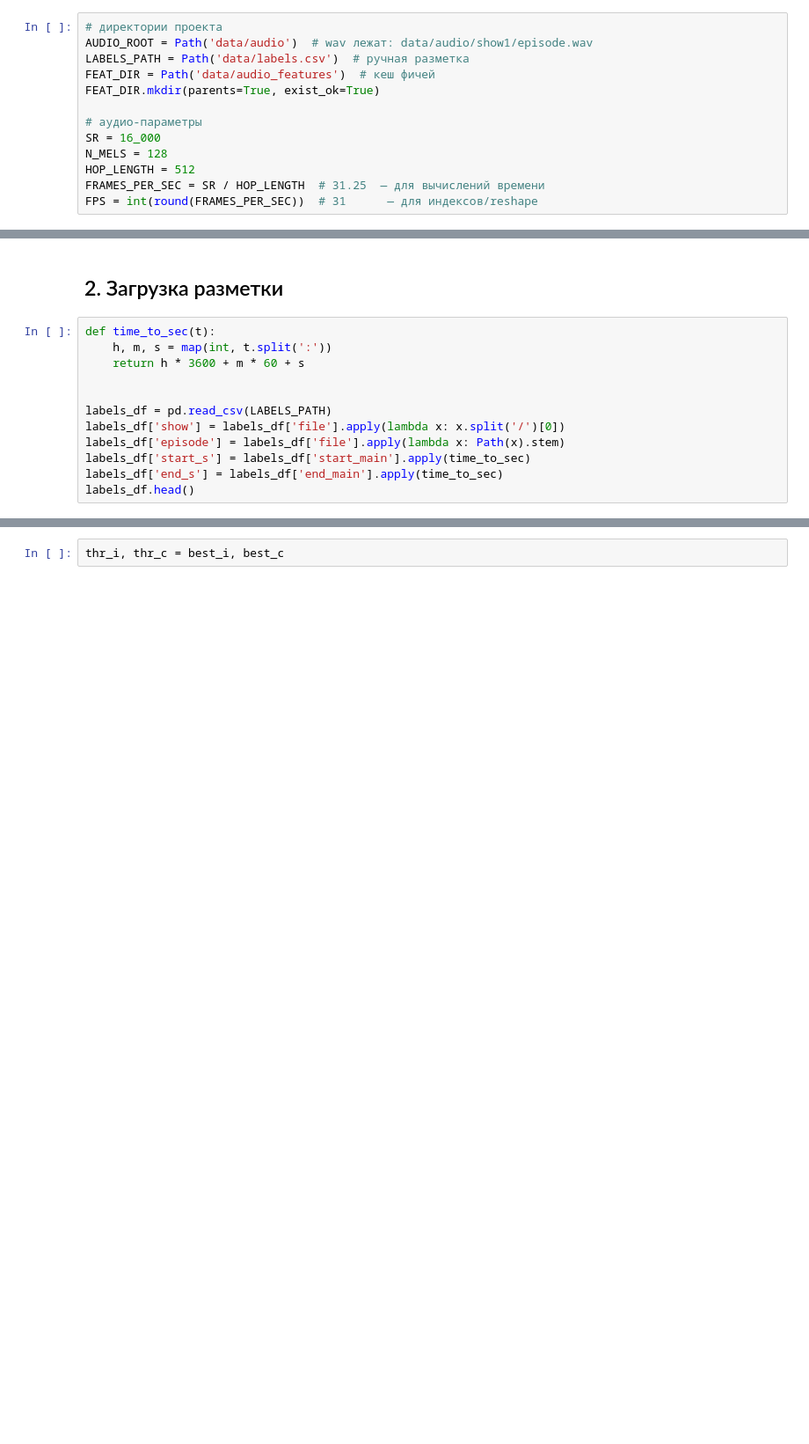
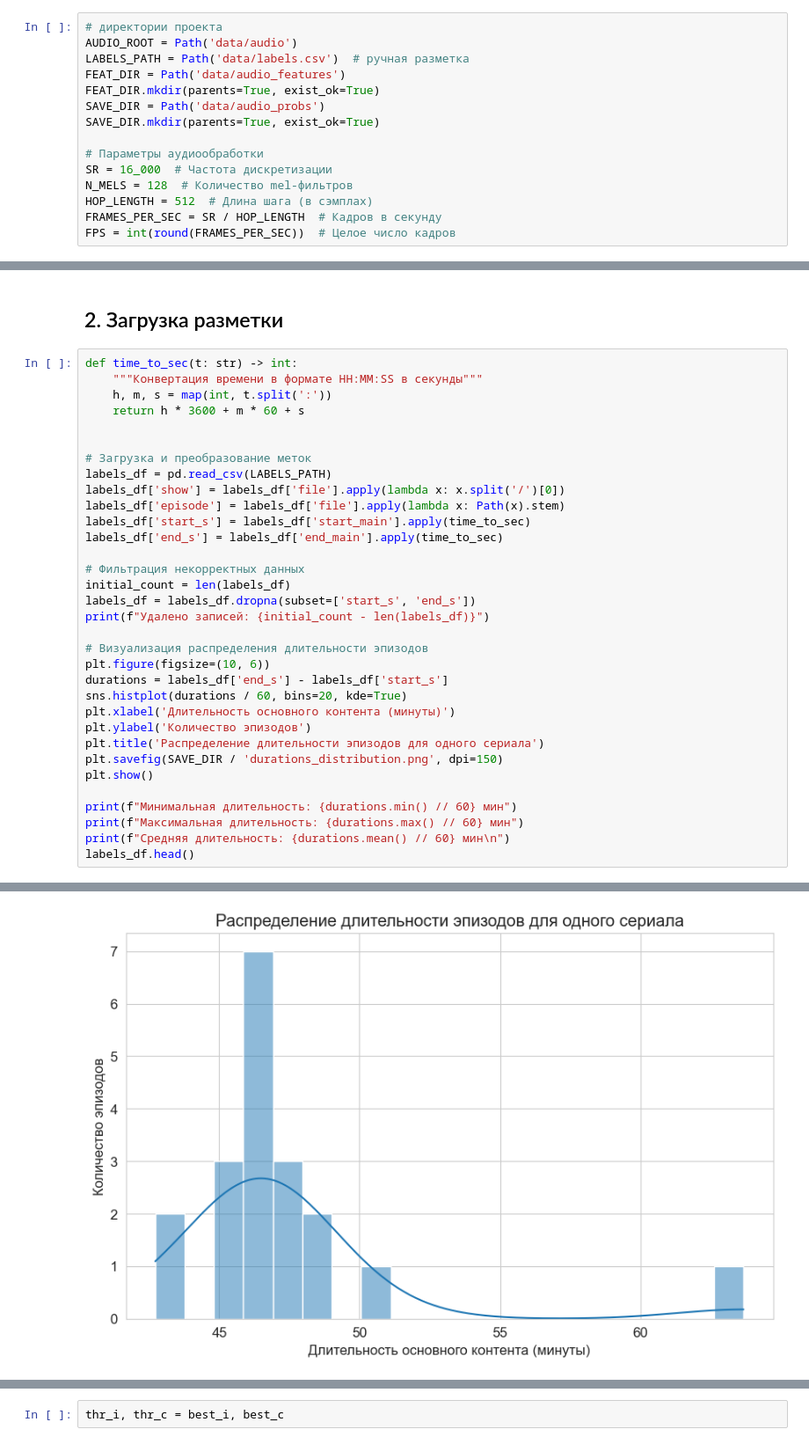
Before and after one commit to lizagrin/IntroExtractor-VK, a Jupyter notebook: audio_detection_pipeline.ipynb, the cells around one changed output, grey strips where cells are left out. Shown at 88% size. Saved outputs shown, nothing was run; the diff lists cells and outputs as text; blank space fills up the shorter version.

Commit message:
Реализация аудио модели.3

```diff
--- a/audio_detection_pipeline.ipynb
+++ b/audio_detection_pipeline.ipynb
@@ -28,15 +34,17 @@ np.random.seed(42)
 # %%
 # директории проекта
-AUDIO_ROOT = Path('data/audio')  # wav лежат: data/audio/show1/episode.wav
+AUDIO_ROOT = Path('data/audio')
 LABELS_PATH = Path('data/labels.csv')  # ручная разметка
-FEAT_DIR = Path('data/audio_features')  # кеш фичей
+FEAT_DIR = Path('data/audio_features')
 FEAT_DIR.mkdir(parents=True, exist_ok=True)
+SAVE_DIR = Path('data/audio_probs')
+SAVE_DIR.mkdir(parents=True, exist_ok=True)
 
-# аудио-параметры
-SR = 16_000
-N_MELS = 128
-HOP_LENGTH = 512
-FRAMES_PER_SEC = SR / HOP_LENGTH  # 31.25  — для вычислений времени
-FPS = int(round(FRAMES_PER_SEC))  # 31      — для индексов/reshape
+# Параметры аудиообработки
+SR = 16_000  # Частота дискретизации
+N_MELS = 128  # Количество mel-фильтров
+HOP_LENGTH = 512  # Длина шага (в сэмплах)
+FRAMES_PER_SEC = SR / HOP_LENGTH  # Кадров в секунду
+FPS = int(round(FRAMES_PER_SEC))  # Целое число кадров
 # %% [markdown]
 ## 1. Извлечение мел‑спектрограмм по секундам
@@ -75,15 +93,36 @@ def extract_mel_per_second(wav_path: Path, save=True):
 # %% [markdown]
 ## 2. Загрузка разметки
 # %%
-def time_to_sec(t):
+def time_to_sec(t: str) -> int:
+    """Конвертация времени в формате HH:MM:SS в секунды"""
     h, m, s = map(int, t.split(':'))
     return h * 3600 + m * 60 + s
 
 
+# Загрузка и преобразование меток
 labels_df = pd.read_csv(LABELS_PATH)
 labels_df['show'] = labels_df['file'].apply(lambda x: x.split('/')[0])
 labels_df['episode'] = labels_df['file'].apply(lambda x: Path(x).stem)
 labels_df['start_s'] = labels_df['start_main'].apply(time_to_sec)
 labels_df['end_s'] = labels_df['end_main'].apply(time_to_sec)
+
+# Фильтрация некорректных данных
+initial_count = len(labels_df)
+labels_df = labels_df.dropna(subset=['start_s', 'end_s'])
+print(f"Удалено записей: {initial_count - len(labels_df)}")
+
+# Визуализация распределения длительности эпизодов
+plt.figure(figsize=(10, 6))
+durations = labels_df['end_s'] - labels_df['start_s']
+sns.histplot(durations / 60, bins=20, kde=True)
+plt.xlabel('Длительность основного контента (минуты)')
+plt.ylabel('Количество эпизодов')
+plt.title('Распределение длительности эпизодов для одного сериала')
+plt.savefig(SAVE_DIR / 'durations_distribution.png', dpi=150)
+plt.show()
+
+print(f"Минимальная длительность: {durations.min() // 60} мин")
+print(f"Максимальная длительность: {durations.max() // 60} мин")
+print(f"Средняя длительность: {durations.mean() // 60} мин\n")
 labels_df.head()
 # %% [output]
@@ -89,0 +130 @@ labels_df.head()
+[figure, added]
```
Also changed, not shown: parts of 31 cells of this notebook, 3 other files.
